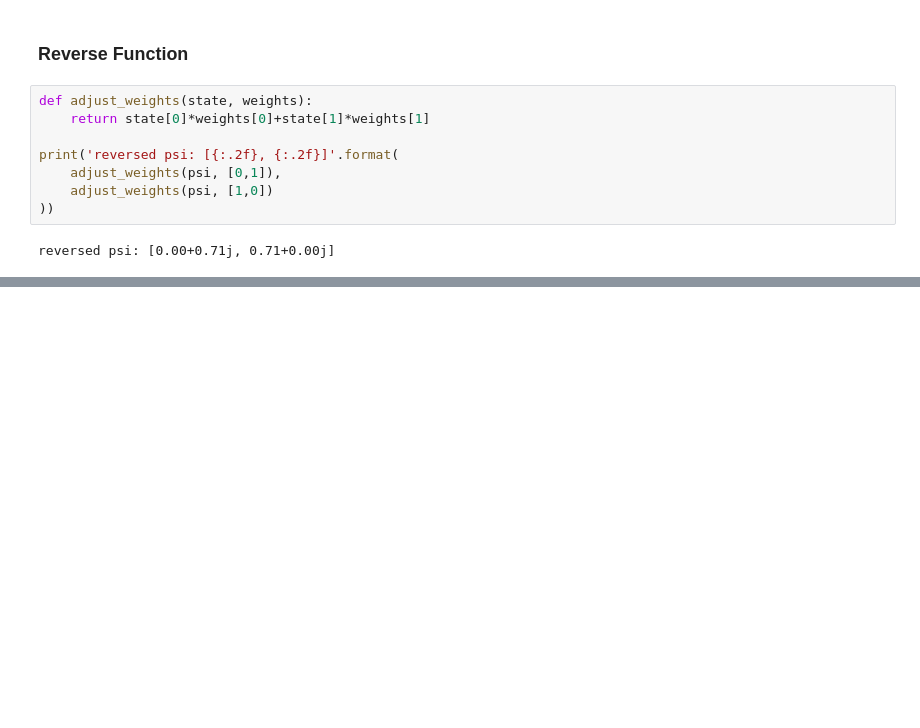
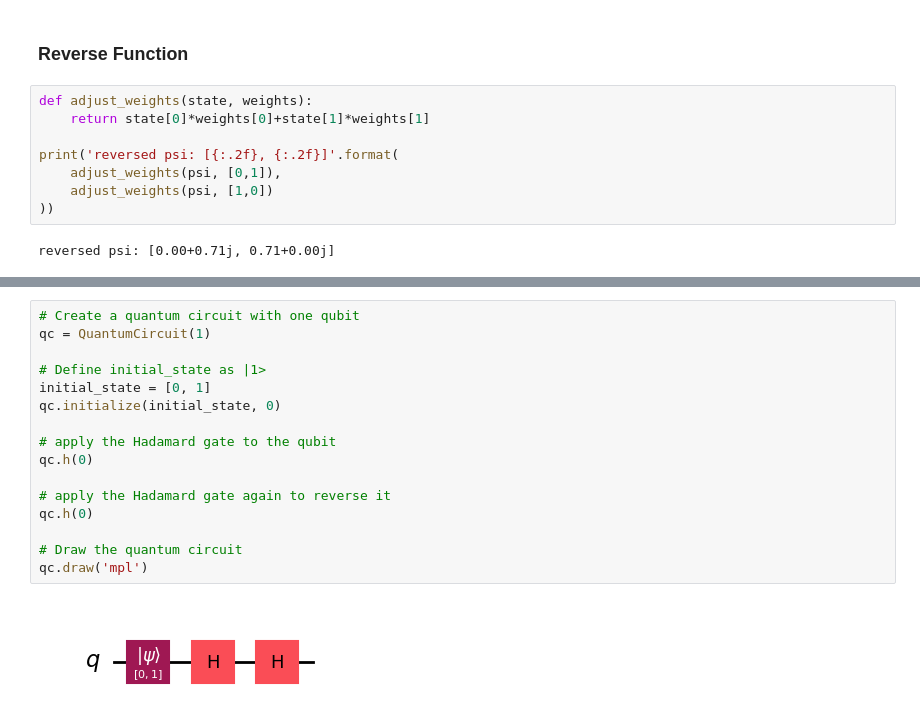
Before and after one commit to lshriver/binary_classifiers, a Jupyter notebook: quantum/working_with_qubits.ipynb, the cells around one changed output, grey strips where cells are left out. Saved outputs shown, nothing was run; the diff lists cells and outputs as text; blank space fills up the shorter version.

```diff
--- a/quantum/working_with_qubits.ipynb
+++ b/quantum/working_with_qubits.ipynb
@@ -68,0 +106,18 @@ reversed psi: [0.00+0.71j, 0.71+0.00j]
+# %%
+# Create a quantum circuit with one qubit
+qc = QuantumCircuit(1)
+
+# Define initial_state as |1>
+initial_state = [0, 1]
+qc.initialize(initial_state, 0)
+
+# apply the Hadamard gate to the qubit
+qc.h(0)
+
+# apply the Hadamard gate again to reverse it
+qc.h(0)
+
+# Draw the quantum circuit
+qc.draw('mpl')
+# %% [output]
+[figure, added]
```
Also changed, not shown: parts of 5 cells of this notebook, 4 other files.
